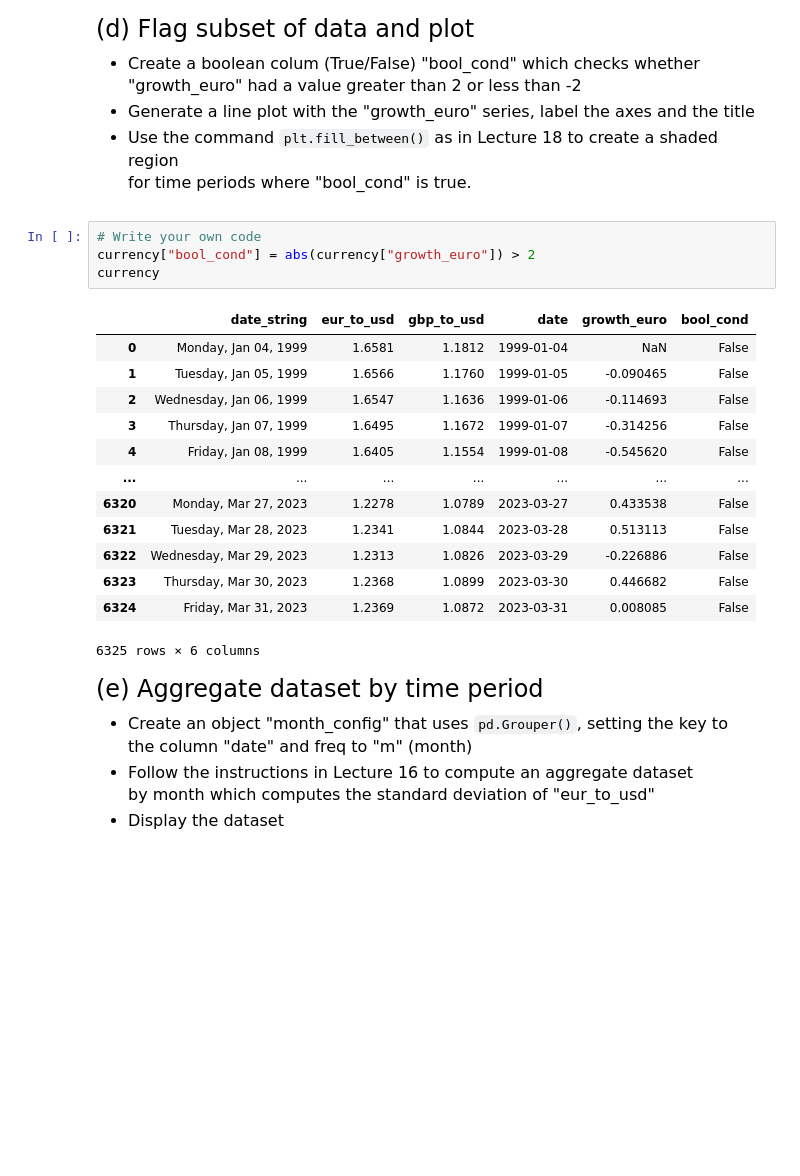
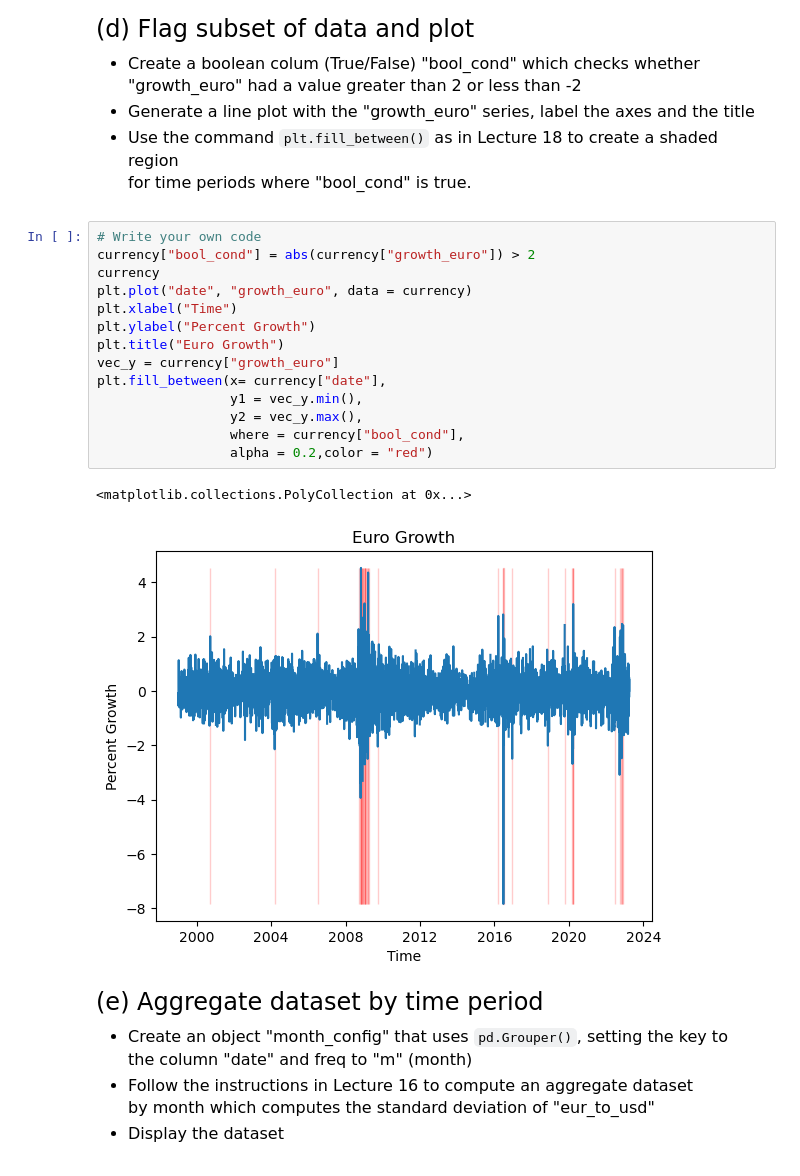
Before and after one commit to zoe-liu-724/qtm151spring2025, a Jupyter notebook: Quiz4/Quiz4.ipynb, the cells around one changed output. Cells and saved outputs as stored; diff of their text form; blank space fills up the shorter version.

````diff
--- a/Quiz4/Quiz4.ipynb
+++ b/Quiz4/Quiz4.ipynb
@@ -138,24 +138,23 @@ currency
 - Generate a line plot with the "growth_euro" series, label the axes and the title
 - Use the command ```plt.fill_between()``` as in Lecture 18 to create a shaded region <br>
 for time periods where "bool_cond" is true.
-# %%
-# Write your own code
-currency["bool_cond"] = abs(currency["growth_euro"]) > 2
-currency
-# %% [output]
-|  | date_string | eur_to_usd | gbp_to_usd | date | growth_euro | bool_cond |
-| 0 | Monday, Jan 04, 1999 | 1.6581 | 1.1812 | 1999-01-04 | NaN | False |
-| 1 | Tuesday, Jan 05, 1999 | 1.6566 | 1.1760 | 1999-01-05 | -0.090465 | False |
-| 2 | Wednesday, Jan 06, 1999 | 1.6547 | 1.1636 | 1999-01-06 | -0.114693 | False |
-| 3 | Thursday, Jan 07, 1999 | 1.6495 | 1.1672 | 1999-01-07 | -0.314256 | False |
-| 4 | Friday, Jan 08, 1999 | 1.6405 | 1.1554 | 1999-01-08 | -0.545620 | False |
-| ... | ... | ... | ... | ... | ... | ... |
-| 6320 | Monday, Mar 27, 2023 | 1.2278 | 1.0789 | 2023-03-27 | 0.433538 | False |
-| 6321 | Tuesday, Mar 28, 2023 | 1.2341 | 1.0844 | 2023-03-28 | 0.513113 | False |
-| 6322 | Wednesday, Mar 29, 2023 | 1.2313 | 1.0826 | 2023-03-29 | -0.226886 | False |
-| 6323 | Thursday, Mar 30, 2023 | 1.2368 | 1.0899 | 2023-03-30 | 0.446682 | False |
-| 6324 | Friday, Mar 31, 2023 | 1.2369 | 1.0872 | 2023-03-31 | 0.008085 | False |
-6325 rows × 6 columns
+# %%
+# Write your own code
+currency["bool_cond"] = abs(currency["growth_euro"]) > 2
+currency
+plt.plot("date", "growth_euro", data = currency)
+plt.xlabel("Time")
+plt.ylabel("Percent Growth")
+plt.title("Euro Growth")
+vec_y = currency["growth_euro"]
+plt.fill_between(x= currency["date"],
+                 y1 = vec_y.min(),
+                 y2 = vec_y.max(),
+                 where = currency["bool_cond"],
+                 alpha = 0.2,color = "red")
+# %% [output]
+<matplotlib.collections.PolyCollection at 0x...>
+[figure, added]
 # %% [markdown]
 <font size = "5">
 
````
Also changed, not shown: 5 other files.
